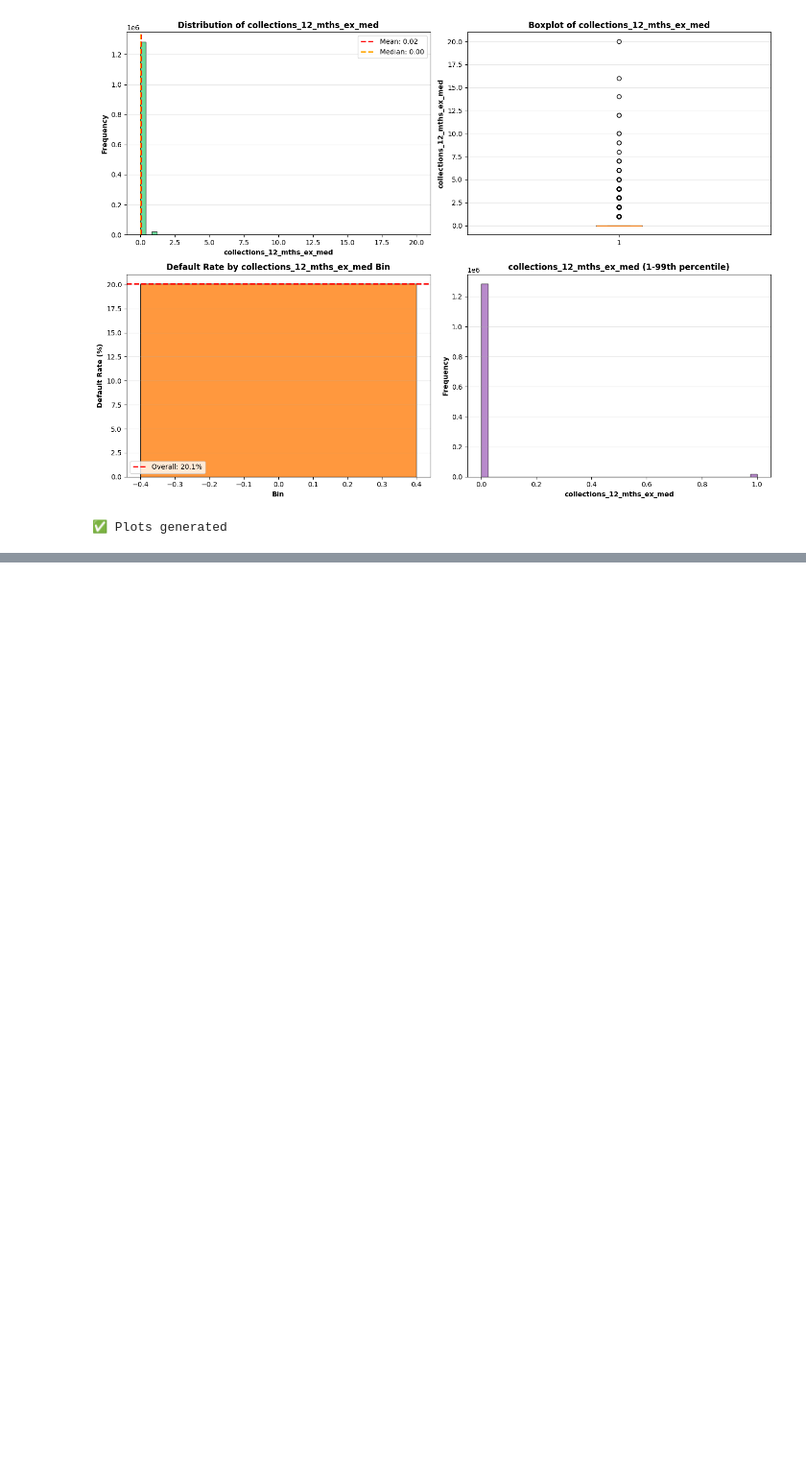
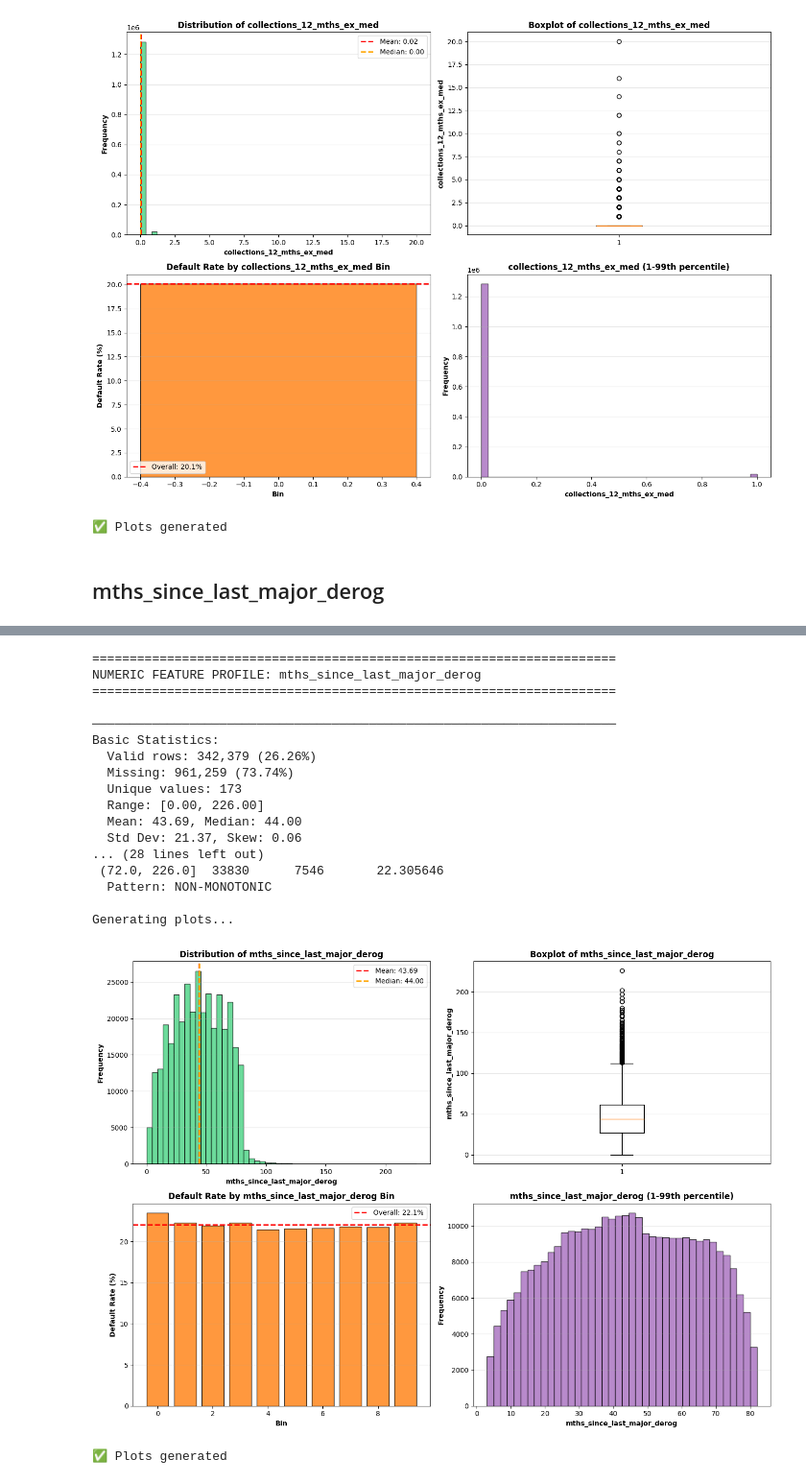
Before and after one commit to salman7420/credit-risk-model, a Jupyter notebook: notebooks/03_univariate_eda_numerical.ipynb, the cells around one changed output, grey strips where cells are left out. Shown at 96% size. Drawn from its saved outputs; the diff is of its cells as text; code cells hidden in the pictures; blank space fills up the shorter version.

Commit message:
Feature Engineering: Numerical Columns

```diff
--- a/notebooks/03_univariate_eda_numerical.ipynb
+++ b/notebooks/03_univariate_eda_numerical.ipynb
@@ -646,3 +646,12 @@ Basic Statistics:
 Generating plots...
 [figure]
 ✅ Plots generated
+# %% [markdown]
+## mths_since_last_major_derog
+# %%
+
+from utils.eda_numerical_helpers import (
+    profile_numeric_feature
+)
+result = profile_numeric_feature(df, 'mths_since_last_major_derog', plot=True)
+# %% [output]
@@ -648,0 +660,19 @@ Generating plots...
+======================================================================
+NUMERIC FEATURE PROFILE: mths_since_last_major_derog
+======================================================================
+
+──────────────────────────────────────────────────────────────────────
+Basic Statistics:
+  Valid rows: 342,379 (26.26%)
+  Missing: 961,259 (73.74%)
+  Unique values: 173
+  Range: [0.00, 226.00]
+  Mean: 43.69, Median: 44.00
+  Std Dev: 21.37, Skew: 0.06
+... (28 lines left out)
+ (72.0, 226.0]  33830      7546       22.305646
+  Pattern: NON-MONOTONIC
+
+Generating plots...
+[figure, added]
+✅ Plots generated
```
Also changed, not shown: parts of 14 cells of this notebook, 1 other file.
